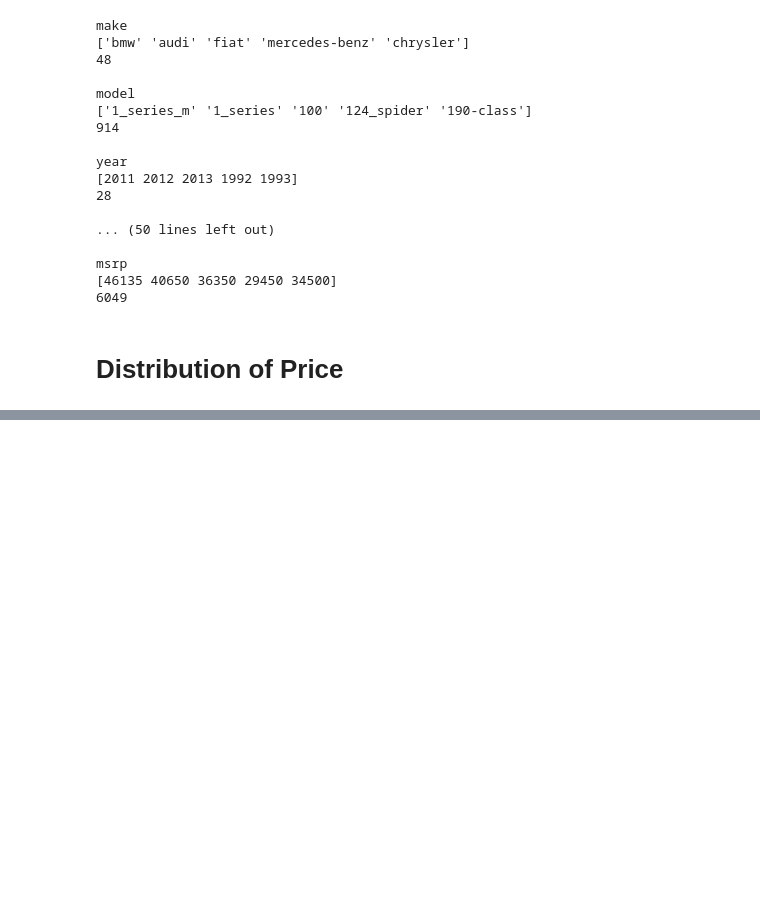
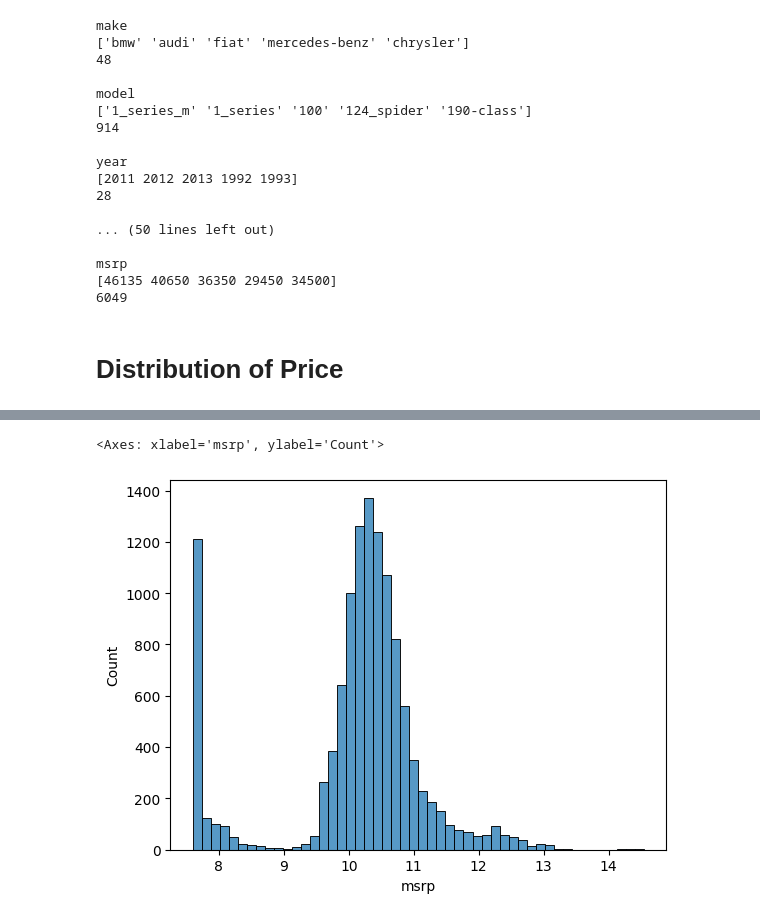
Before and after one commit to vincentainatech/machine-learning-zoomcamp-homework, a Jupyter notebook: 02-Regression/car-price-prediction.ipynb, the cells around one changed output, grey strips where cells are left out. Cells and saved outputs as stored; diff of their text form; code cells hidden in the pictures; blank space fills up the shorter version.

```diff
--- a/02-Regression/car-price-prediction.ipynb
+++ b/02-Regression/car-price-prediction.ipynb
@@ -249,0 +294,2 @@ msrp
+# %%
+price_logs = np.log1p(df.msrp) #add 1 to the prices and take the logarithm to get more compact values. This gets read of the long tail distribution problem
@@ -249,0 +311,5 @@ msrp
+# %%
+sns.histplot(price_logs, bins=50) #view the distribution of price_logs. Prices for usual consumers are concentrated while large prices collapse at the end
+# %% [output]
+<Axes: xlabel='msrp', ylabel='Count'>
+[figure, added]
```
Also changed, not shown: parts of 12 cells of this notebook.
